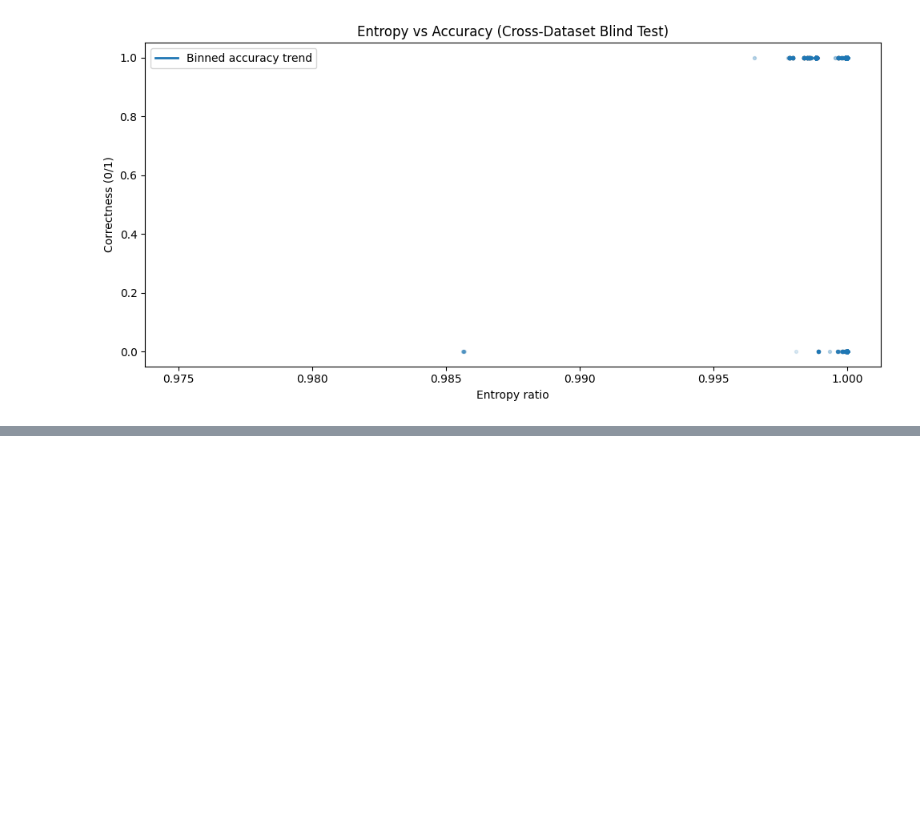
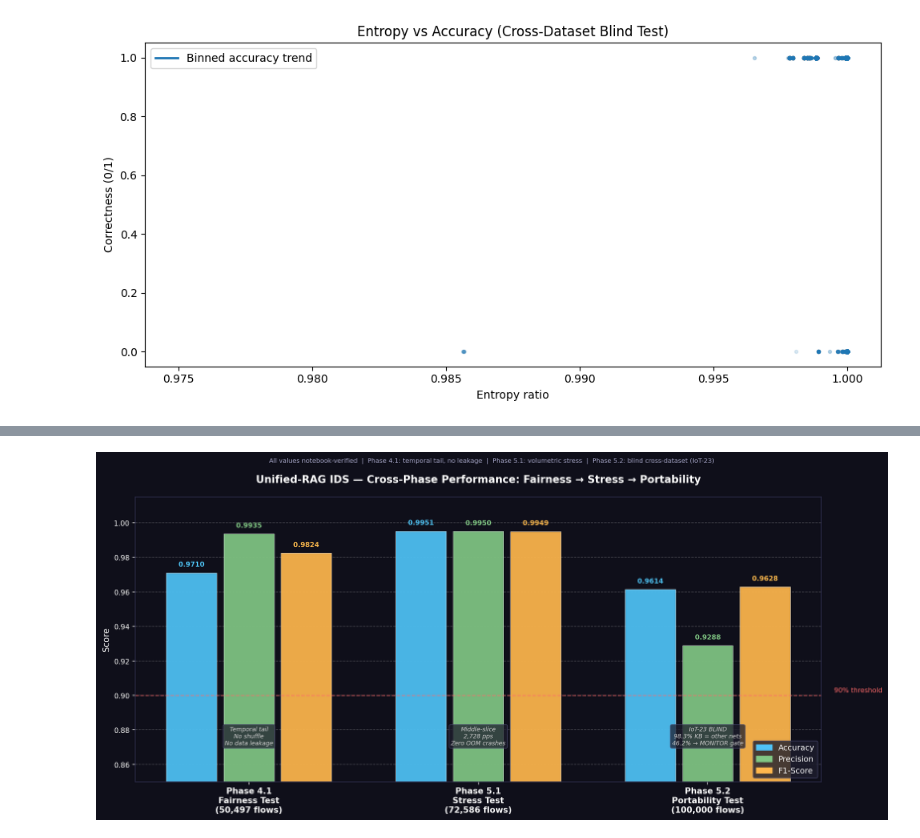
Before and after one commit to Suhas2609/RAG-IDS-Knowledge-Augmented-IoT-Threat-Detection, a Jupyter notebook: main_folder/Phase_5/Phase_5_2_Brutal_Stress_Test.ipynb, the cells around one changed output, grey strips where cells are left out. Drawn from its saved outputs; the diff is of its cells as text; code cells hidden in the pictures; blank space fills up the shorter version.

```diff
--- a/main_folder/Phase_5/Phase_5_2_Brutal_Stress_Test.ipynb
+++ b/main_folder/Phase_5/Phase_5_2_Brutal_Stress_Test.ipynb
@@ -550,0 +562,86 @@ Stress Test Metrics
+# %%
+# Cross-Phase Performance Comparison
+# All metrics are hardcoded from verified notebook outputs.
+# Phase 4.1: Phase_4_1_System_Evaluation.ipynb
+# Phase 5.1: Phase_5_1_Stress_Test.ipynb
+# Phase 5.2: This notebook (Phase_5_2_Brutal_Stress_Test.ipynb)
+
+import matplotlib.pyplot as plt
+import matplotlib.patches as mpatches
+import numpy as np
+import pandas as pd
+
+phases = [
+    'Phase 4.1\nFairness Test\n(50,497 flows)',
+    'Phase 5.1\nStress Test\n(72,586 flows)',
+    'Phase 5.2\nPortability Test\n(100,000 flows)'
+]
+accuracy  = [0.9710, 0.9951, 0.9614]
+precision = [0.9935, 0.9950, 0.9288]
+f1_score  = [0.9824, 0.9949, 0.9628]
+phase_info = [
+    'Temporal tail\nNo shuffle\nNo data leakage',
+    'Middle-slice\n2,728 pps\nZero OOM crashes',
+    'IoT-23 BLIND\n98.3% KB = other nets\n46.2% \u2192 MONITOR gate'
+]
+
+x = np.arange(len(phases)); width = 0.22; gap = 0.03
+fig, ax = plt.subplots(figsize=(14, 7))
+fig.patch.set_facecolor('#0f0f1a'); ax.set_facecolor('#0f0f1a')
+C_ACC = '#4fc3f7'; C_PREC = '#81c784'; C_F1 = '#ffb74d'
+bars_acc  = ax.bar(x - width - gap, accuracy,  width, color=C_ACC,  alpha=0.92, edgecolor='white', linewidth=0.4)
+bars_prec = ax.bar(x,               precision, width, color=C_PREC, alpha=0.92, edgecolor='white', linewidth=0.4)
+bars_f1   = ax.bar(x + width + gap, f1_score,  width, color=C_F1,  alpha=0.92, edgecolor='white', linewidth=0.4)
+
+def label_bars(bars, color):
+    for bar in bars:
+        h = bar.get_height()
+        ax.text(bar.get_x() + bar.get_width()/2., h+0.003, f'{h:.4f}',
+                ha='center', va='bottom', fontsize=8.5, fontweight='bold', color=color)
+
+label_bars(bars_acc, C_ACC); label_bars(bars_prec, C_PREC); label_bars(bars_f1, C_F1)
+
+for i, info in enumerate(phase_info):
+    ax.text(x[i], 0.882, info, ha='center', va='top', fontsize=7.5, color='#cccccc', style='italic',
+            bbox=dict(boxstyle='round,pad=0.3', facecolor='#1e1e2e', edgecolor='#444466', alpha=0.75))
+
+ax.axhline(0.90, color='#ff6b6b', linestyle='--', linewidth=1.2, alpha=0.7)
+ax.text(2.55, 0.901, '90% threshold', color='#ff6b6b', fontsize=8.5, va='bottom')
+ax.set_ylim(0.85, 1.015); ax.set_xticks(x)
+ax.set_xticklabels(phases, color='white', fontsize=10.5, fontweight='bold')
+ax.set_ylabel('Score', color='white', fontsize=11)
+ax.tick_params(axis='y', colors='white', labelsize=9)
+ax.tick_params(axis='x', colors='white')
+for spine in ax.spines.values(): spine.set_edgecolor('#333355')
+ax.yaxis.grid(True, linestyle='--', alpha=0.25, color='white'); ax.set_axisbelow(True)
+ax.set_title('Unified-RAG IDS \u2014 Cross-Phase Performance: Fairness \u2192 Stress \u2192 Portability',
+             color='white', fontsize=13, fontweight='bold', pad=18)
+fig.text(0.5, 0.91,
+    'All values notebook-verified  |  Phase 4.1: temporal tail, no leakage  |  '
+    'Phase 5.1: volumetric stress  |  Phase 5.2: blind cross-dataset (IoT-23)',
+    ha='center', color='#aaaacc', fontsize=8)
+handles = [mpatches.Patch(color=C_ACC, label='Accuracy'),
+           mpatches.Patch(color=C_PREC, label='Precision'),
+           mpatches.Patch(color=C_F1,  label='F1-Score')]
+ax.legend(handles=handles, loc='lower right', facecolor='#1e1e2e', edgecolor='#444466', labelcolor='white', fontsize=10)
+plt.tight_layout(rect=[0, 0, 1, 0.90])
+plt.savefig('cross_phase_comparison.png', dpi=180, bbox_inches='tight', facecolor=fig.get_facecolor())
+plt.show()
+print('Saved: cross_phase_comparison.png')
+
+summary = pd.DataFrame({
+    'Phase':         ['4.1 \u2014 Fairness Test', '5.1 \u2014 Stress Test', '5.2 \u2014 Portability Test'],
+    'Test Flows':    ['50,497', '72,586', '100,000'],
+    'Accuracy':      [f'{v:.4f}' for v in accuracy],
+    'Precision':     [f'{v:.4f}' for v in precision],
+    'F1-Score':      [f'{v:.4f}' for v in f1_score],
+    'Key Challenge': [
+        'Balanced 8,400/class \u2014 no shuffle, no leakage',
+        '14,500/class \u2014 2,728 pps throughput, zero OOM',
+        'Blind IoT-23 \u2014 98.3% KB from unrelated networks'
+    ]
+})
+print('\n=== Cross-Phase Summary Table ===')
+display(summary)
+# %% [output]
+[figure, added]
```
Also changed, not shown: parts of 5 cells of this notebook, 1 other file.
